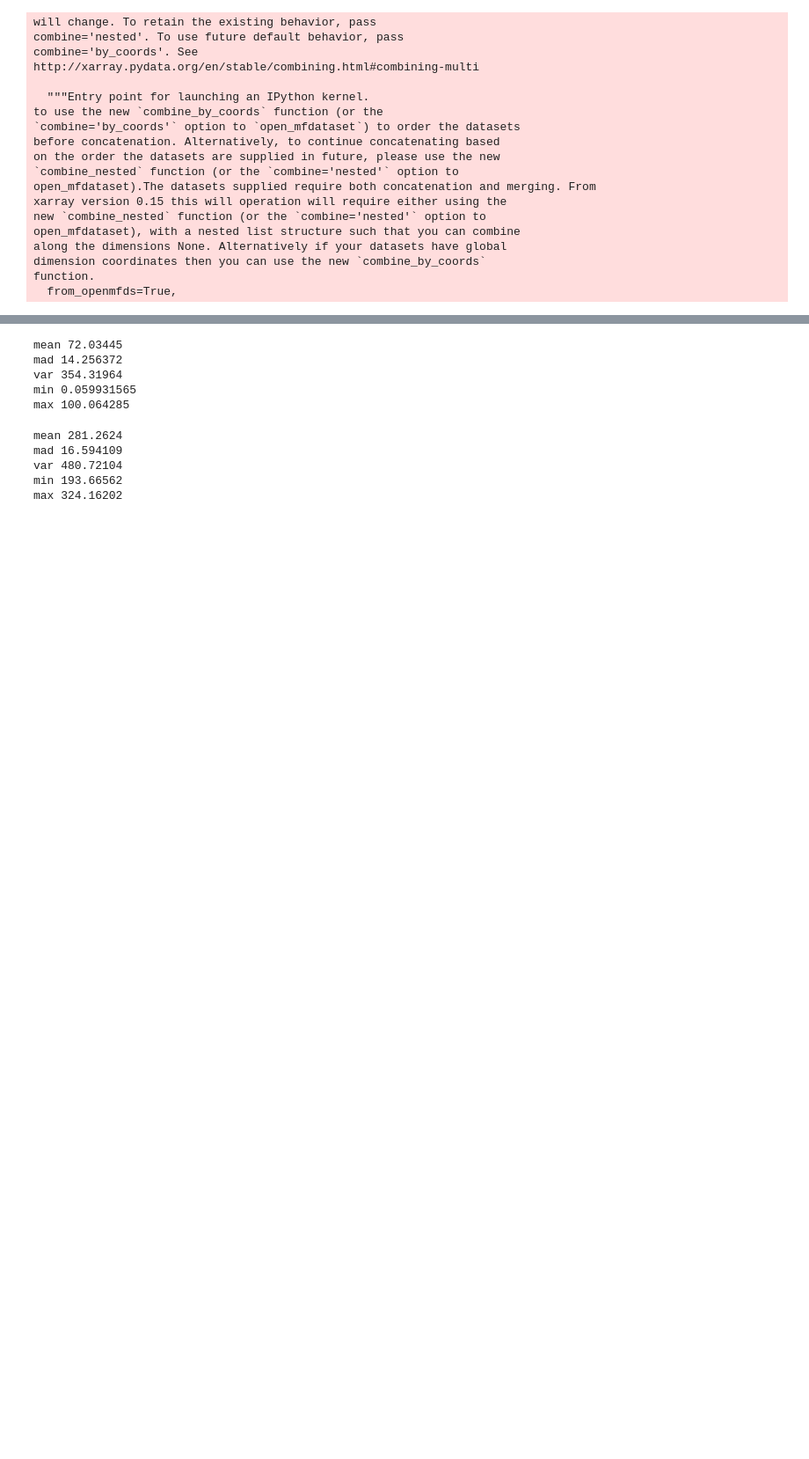
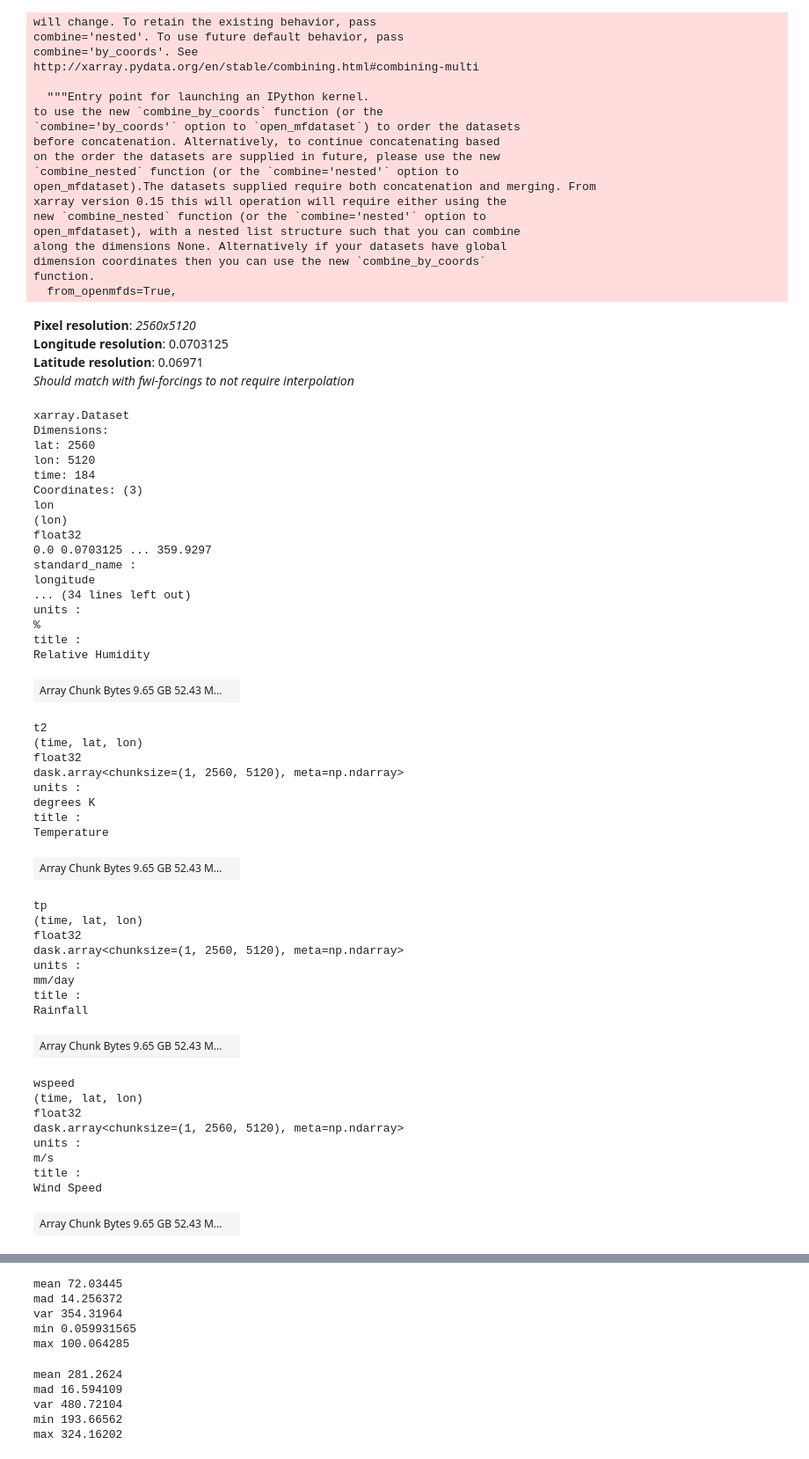
Before and after one commit to tejasvi/deepFWI, a Jupyter notebook: data/fwi_global/fwi_forcings.ipynb, the cells around one changed output, grey strips where cells are left out. Shown at 88% size. Cells and saved outputs as stored; diff of their text form; code cells hidden in the pictures; blank space fills up the shorter version.

```diff
--- a/data/fwi_global/fwi_forcings.ipynb
+++ b/data/fwi_global/fwi_forcings.ipynb
@@ -61,3 +89,56 @@ along the dimensions None. Alternatively if your datasets have global
 dimension coordinates then you can use the new `combine_by_coords`
 function.
   from_openmfds=True,
+# %% [markdown]
+**Pixel resolution**: *2560x5120*<br>
+**Longitude resolution**: 0.0703125<br>
+**Latitude resolution**: 0.06971<br>
+*Should match with fwi-forcings to not require interpolation*
+# %%
+proc
+# %% [output]
+xarray.Dataset
+Dimensions:
+lat: 2560
+lon: 5120
+time: 184
+Coordinates: (3)
+lon
+(lon)
+float32
+0.0 0.0703125 ... 359.9297
+standard_name :
+longitude
+... (34 lines left out)
+units :
+%
+title :
+Relative Humidity
+| Array Chunk Bytes 9.65 GB 52.43 M... |  |
+t2
+(time, lat, lon)
+float32
+dask.array<chunksize=(1, 2560, 5120), meta=np.ndarray>
+units :
+degrees K
+title :
+Temperature
+| Array Chunk Bytes 9.65 GB 52.43 M... |  |
+tp
+(time, lat, lon)
+float32
+dask.array<chunksize=(1, 2560, 5120), meta=np.ndarray>
+units :
+mm/day
+title :
+Rainfall
+| Array Chunk Bytes 9.65 GB 52.43 M... |  |
+wspeed
+(time, lat, lon)
+float32
+dask.array<chunksize=(1, 2560, 5120), meta=np.ndarray>
+units :
+m/s
+title :
+Wind Speed
+| Array Chunk Bytes 9.65 GB 52.43 M... |  |
```
Also changed, not shown: parts of 40 cells of this notebook, 1 other file.
